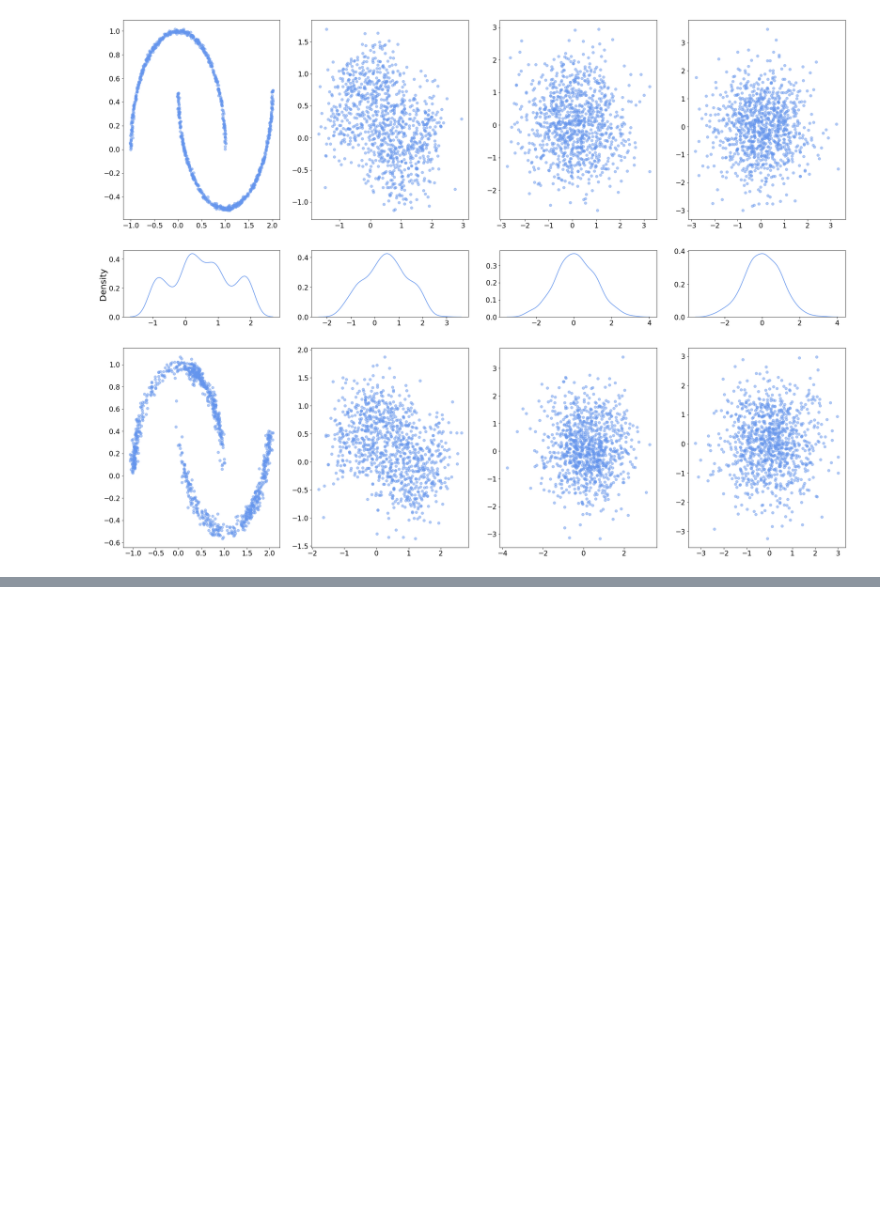
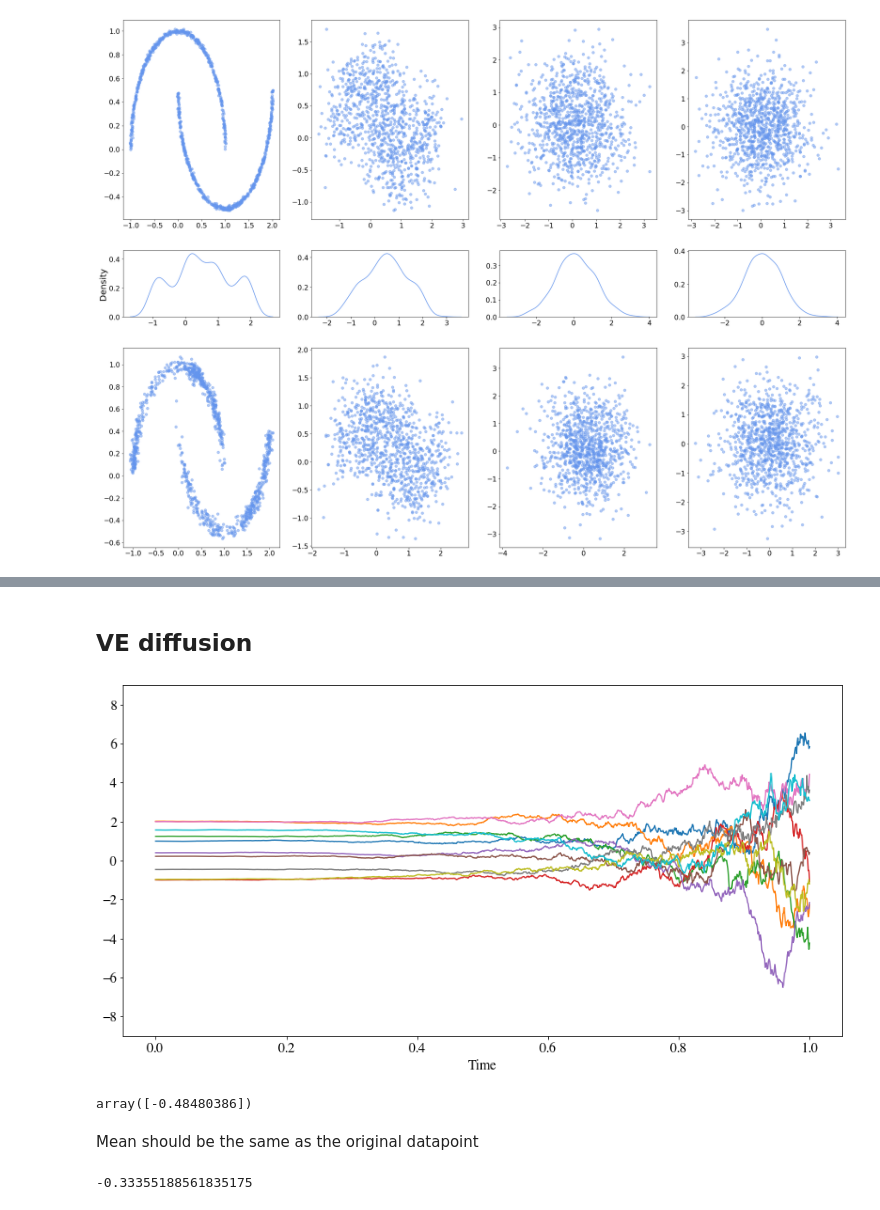
Before and after one commit to harrya32/conditional_diffusion_simulation, a Jupyter notebook: Plotting.ipynb, the cells around one changed output, grey strips where cells are left out. Saved outputs shown, nothing was run; the diff lists cells and outputs as text; code cells hidden in the pictures; blank space fills up the shorter version.

Commit message:
plotting VE and VP SDEs

```diff
--- a/Plotting.ipynb
+++ b/Plotting.ipynb
@@ -425,6 +323,55 @@ beta_max = 20
+# %% [markdown]
+## VE diffusion
+# %%
+def get_diffused(data, n, sde):
+    data = data.copy()
+    t = 1e-5
+    dt = 1/n
+    diffused = [data.copy()]
+    for i in range(n):
+        drift, diffusion = sde(data, t)
+
+        data += drift * dt
+        data += diffusion * np.random.randn(1)[0] * np.sqrt(dt)
+
+        t += dt
+
+        diffused.append(data.copy())
+
+    return diffused
 # %%
+sigma_min=0.01
+sigma_max=3
 def sde_VE(x, t):
     sigma = sigma_min * (sigma_max / sigma_min) ** t
     diffusion = sigma * np.sqrt(2 * (np.log(sigma_max) - np.log(sigma_min)))
     drift = 0
     return drift, diffusion
+# %%
+idx = np.random.choice(range(5000), 10)
+sample = moons[idx, 0]
+#sample = moons[[0], 0].repeat(100)
+# %%
+walks = []
+for i in sample:
+    walk = get_diffused(i, 1000, sde_VE)
+    walks.append(walk)
+# %%
+plt.rcParams.update({'font.size': 16})
+font = 'Times'
+hfont = {'fontname':font}
+fig = plt.figure(figsize=(15,7.5))
+
+
+
+for i in range(len(sample)):
+    plt.plot(np.linspace(1e-5,1, 1001), walks[i])
+    ax = plt.gca()
+    ax.set_ylim([-9, 9])
+    plt.xlabel('Time', **hfont)
+    plt.yticks(fontname = font)
+    plt.xticks(fontname = font)
+
+fig.savefig('plots/VE_SDE.png', bbox_inches='tight', pad_inches=0.1)
+# %% [output]
+[figure, added]
@@ -430,0 +380,10 @@ def sde_VE(x, t):
+# %%
+moons[[0], 0]
+# %% [output]
+array([-0.48480386])
+# %% [markdown]
+Mean should be the same as the original datapoint
+# %%
+np.mean(last)
+# %% [output]
+-0.33355188561835175
```
Also changed, not shown: parts of 48 cells of this notebook, 7 other files.
